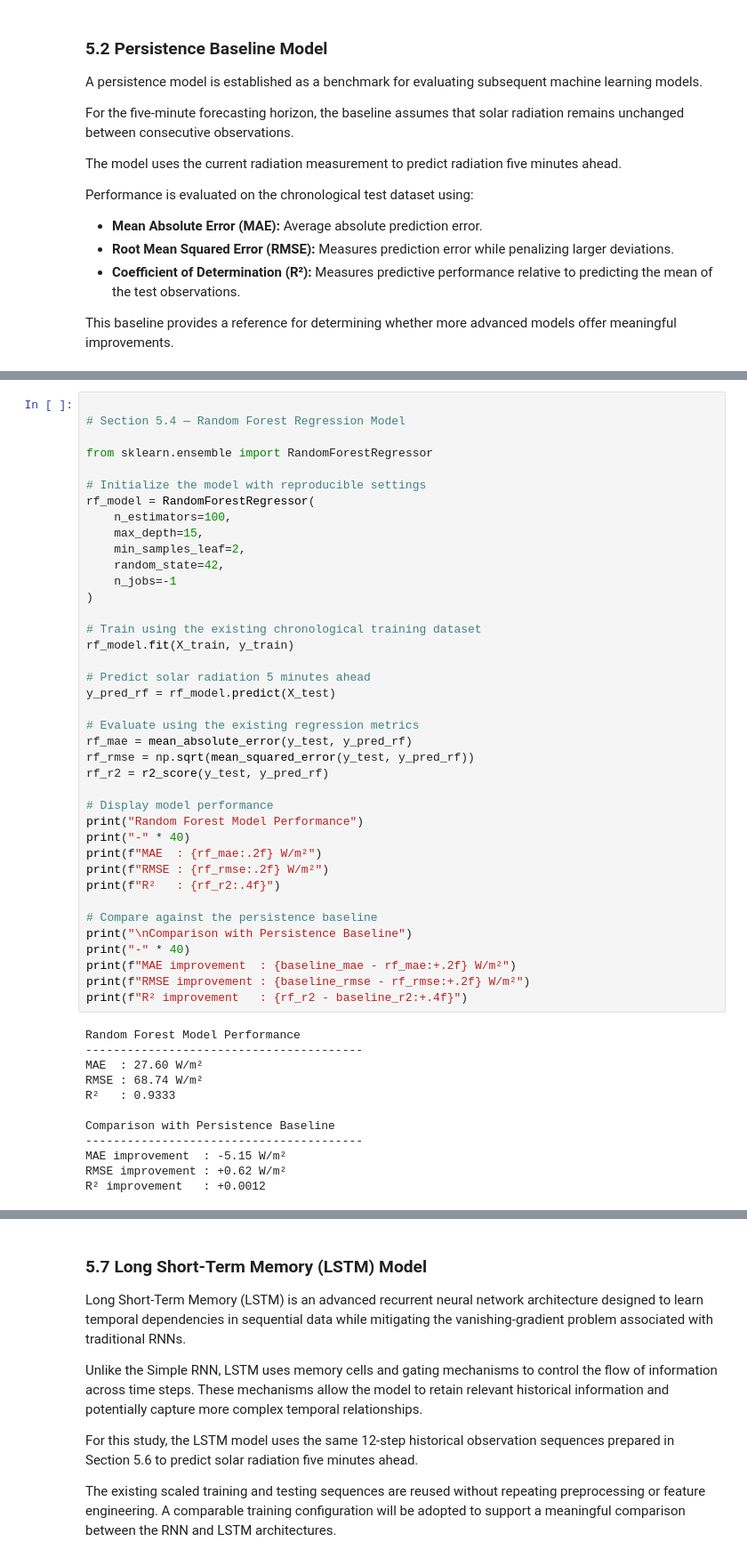
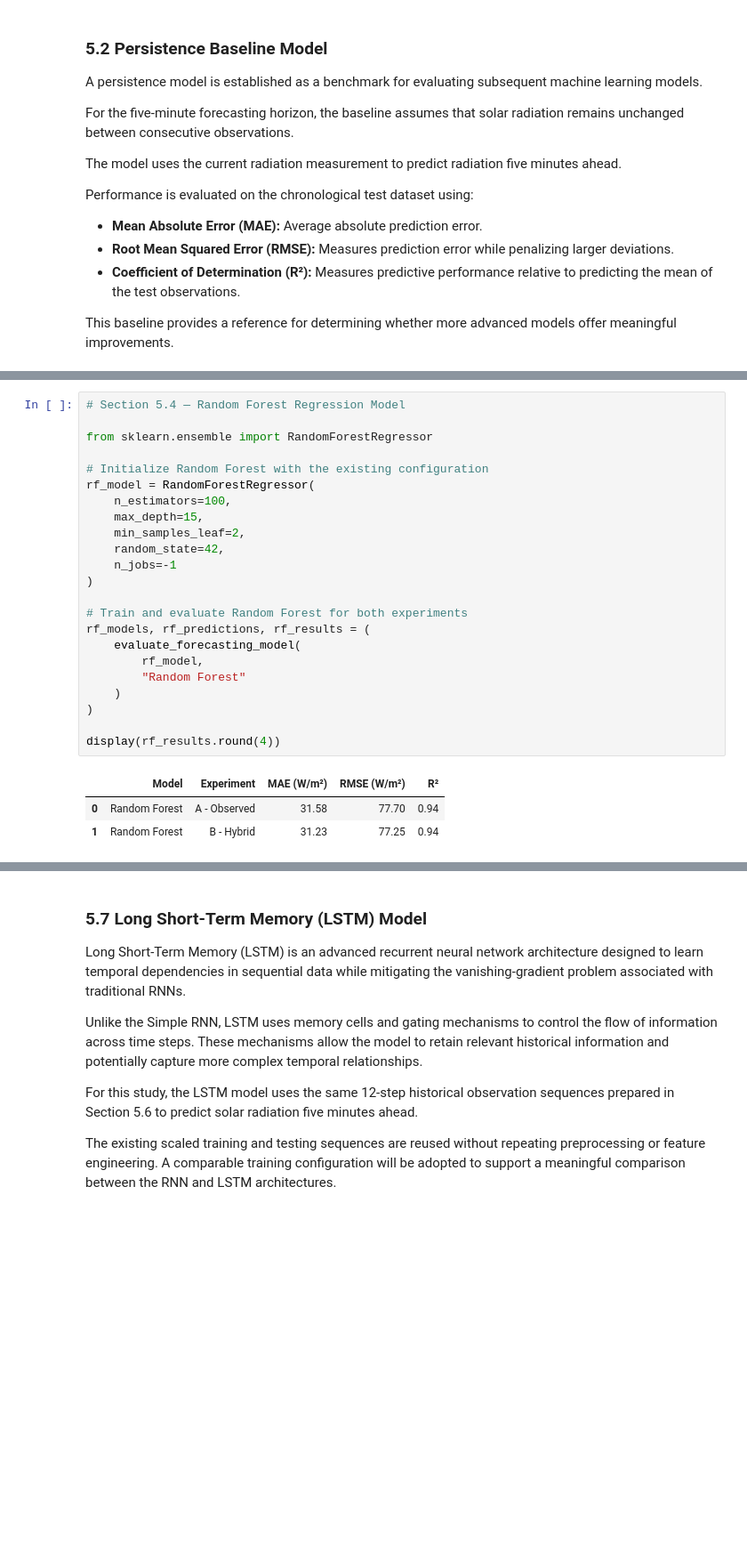
Before and after one commit to damisar/Solar-Radiation-Prediction, a Jupyter notebook: notebook/Solar_Radiation_Analysis.ipynb, the cells around one changed output, grey strips where cells are left out. Shown at 89% size. Cells and saved outputs as stored; diff of their text form; blank space fills up the shorter version.

```diff
--- a/notebook/Solar_Radiation_Analysis.ipynb
+++ b/notebook/Solar_Radiation_Analysis.ipynb
@@ -7119,52 +7179,28 @@ The objective is to determine whether Random Forest provides meaningful improvem
 # %%
-
 # Section 5.4 — Random Forest Regression Model
 
 from sklearn.ensemble import RandomForestRegressor
 
-# Initialize the model with reproducible settings
+# Initialize Random Forest with the existing configuration
 rf_model = RandomForestRegressor(
     n_estimators=100,
     max_depth=15,
     min_samples_leaf=2,
     random_state=42,
     n_jobs=-1
 )
 
-# Train using the existing chronological training dataset
-rf_model.fit(X_train, y_train)
+# Train and evaluate Random Forest for both experiments
+rf_models, rf_predictions, rf_results = (
+    evaluate_forecasting_model(
+        rf_model,
+        "Random Forest"
+    )
+)
 
-# Predict solar radiation 5 minutes ahead
-y_pred_rf = rf_model.predict(X_test)
-
-# Evaluate using the existing regression metrics
-rf_mae = mean_absolute_error(y_test, y_pred_rf)
-rf_rmse = np.sqrt(mean_squared_error(y_test, y_pred_rf))
-rf_r2 = r2_score(y_test, y_pred_rf)
-
-# Display model performance
-print("Random Forest Model Performance")
-print("-" * 40)
-print(f"MAE  : {rf_mae:.2f} W/m²")
-print(f"RMSE : {rf_rmse:.2f} W/m²")
-print(f"R²   : {rf_r2:.4f}")
-
-# Compare against the persistence baseline
-print("\nComparison with Persistence Baseline")
-print("-" * 40)
-print(f"MAE improvement  : {baseline_mae - rf_mae:+.2f} W/m²")
-print(f"RMSE improvement : {baseline_rmse - rf_rmse:+.2f} W/m²")
-print(f"R² improvement   : {rf_r2 - baseline_r2:+.4f}")
+display(rf_results.round(4))
 # %% [output]
-Random Forest Model Performance
-----------------------------------------
-MAE  : 27.60 W/m²
-RMSE : 68.74 W/m²
-R²   : 0.9333
-
-Comparison with Persistence Baseline
-----------------------------------------
-MAE improvement  : -5.15 W/m²
-RMSE improvement : +0.62 W/m²
-R² improvement   : +0.0012
+|  | Model | Experiment | MAE (W/m²) | RMSE (W/m²) | R² |
+| 0 | Random Forest | A - Observed | 31.58 | 77.70 | 0.94 |
+| 1 | Random Forest | B - Hybrid | 31.23 | 77.25 | 0.94 |
 # %% [markdown]
```
Also changed, not shown: parts of 30 cells of this notebook.
